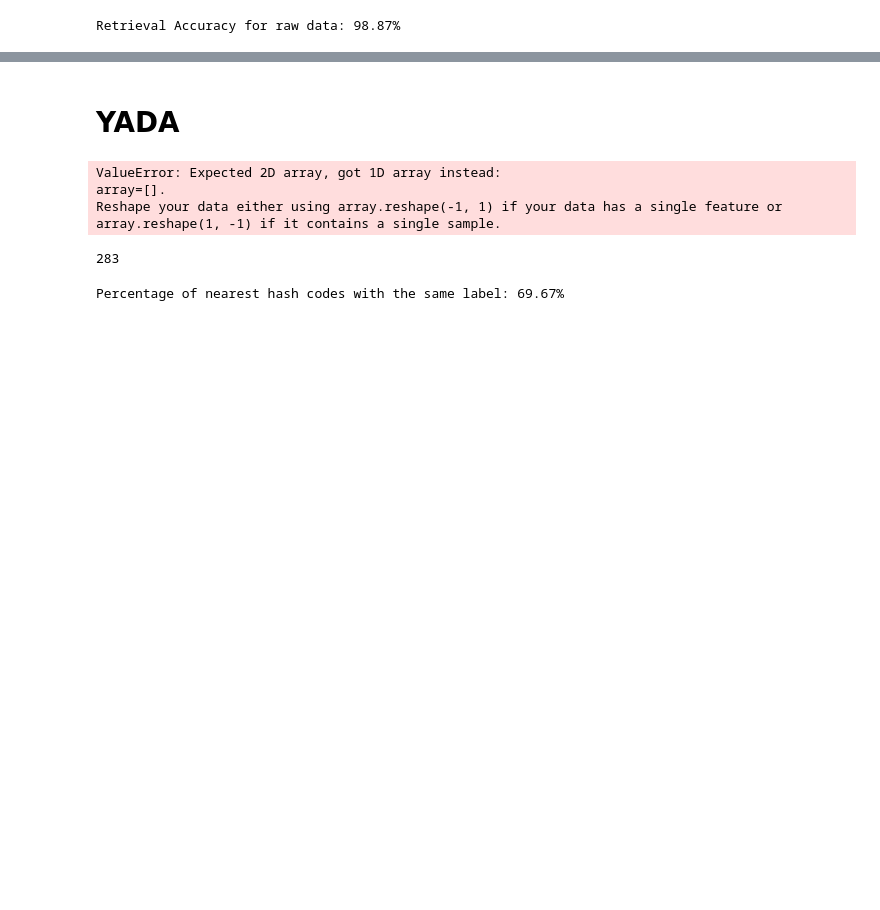
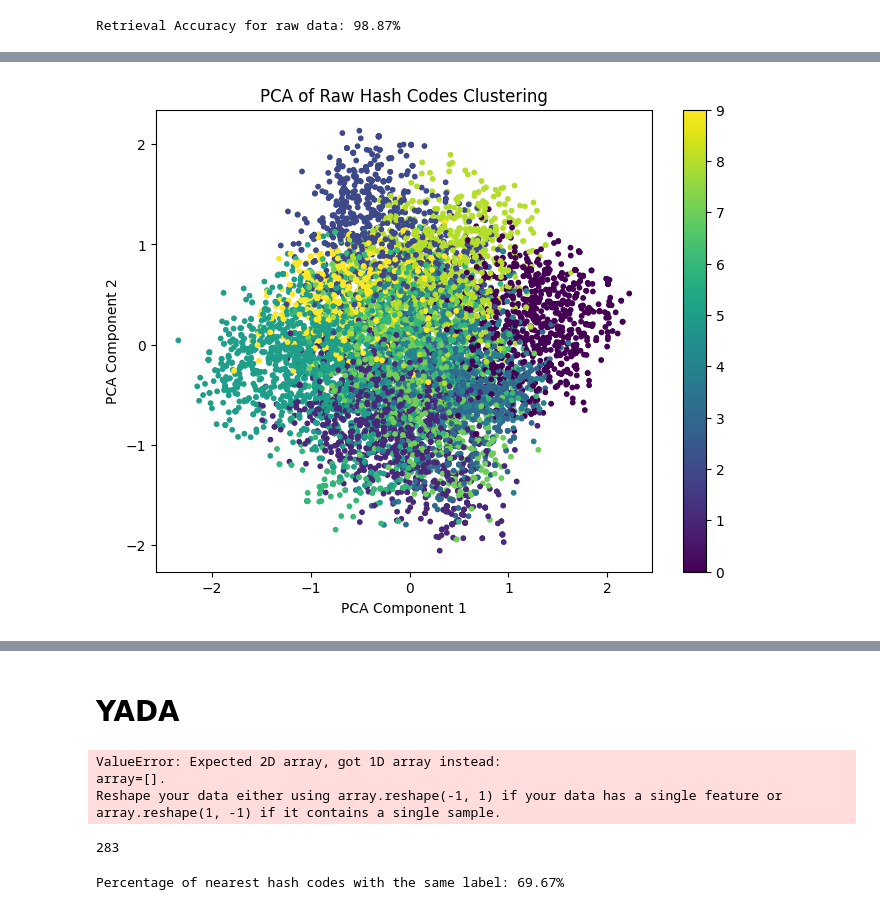
Before and after one commit to tobo03/DVP7, a Jupyter notebook: TraditionalMethods/SpectralHashing/Spectral hashing for MNIST.ipynb, the cells around one changed output, grey strips where cells are left out. Drawn from its saved outputs; the diff is of its cells as text; code cells hidden in the pictures; blank space fills up the shorter version.

```diff
--- a/TraditionalMethods/SpectralHashing/Spectral hashing for MNIST.ipynb
+++ b/TraditionalMethods/SpectralHashing/Spectral hashing for MNIST.ipynb
@@ -376,0 +399,4 @@ plt.show()
+# %%
+# Now that we have the two hash tables, and the belonging y_test values, we can start validating
+# Load MNIST dataset from TensorFlow
+(x_train, y_train), (x_test, y_test) = tf.keras.datasets.mnist.load_data()
@@ -376,0 +408,80 @@ plt.show()
+# %%
+# Load the hash codes from JSON files
+def load_hash_codes(file_path):
+    with open(file_path, 'r') as f:
+        hash_codes = json.load(f)
+    return np.array(hash_codes)
+
+
+# Load the hash codes
+raw_hash_codes = load_hash_codes(r"C:\Users\Test\Desktop\p7\Spectral\hash_codes\hash_codes.json")
+hog_hash_codes = load_hash_codes(r"C:\Users\Test\Desktop\p7\Spectral\hash_codes\hash_codes_hog.json")
+# %%
+
+# Assume y_test is already loaded as part of the MNIST dataset
+# y_test should be a numpy array of the true labels
+
+# Perform clustering with K-Means (you can also try DBSCAN)
+def perform_clustering_and_evaluate(hash_codes, y_test, method='kmeans', n_clusters=10):
+    if method == 'kmeans':
+        # Apply K-Means clustering
+        kmeans = KMeans(n_clusters=n_clusters, random_state=42)
+        clusters = kmeans.fit_predict(hash_codes)
+    elif method == 'dbscan':
+        # Apply DBSCAN clustering
+        dbscan = DBSCAN(eps=0.5, min_samples=5)
+        clusters = dbscan.fit_predict(hash_codes)
+
+    # Evaluate clustering
+    ari = adjusted_rand_score(y_test, clusters)
+    nmi = normalized_mutual_info_score(y_test, clusters)
+    silhouette = silhouette_score(hash_codes, clusters)
+
+    print(f"Clustering evaluation ({method}):")
+    print(f"Adjusted Rand Index (ARI): {ari:.4f}")
+    print(f"Normalized Mutual Information (NMI): {nmi:.4f}")
+    print(f"Silhouette Score: {silhouette:.4f}")
+
+    return clusters
+
+# Evaluate clustering on raw and HOG-based hash codes
+print("Clustering for raw hash codes:")
+raw_clusters = perform_clustering_and_evaluate(raw_hash_codes, y_test)
+
+print("\nClustering for HOG-based hash codes:")
+hog_clusters = perform_clustering_and_evaluate(hog_hash_codes, y_test)
+
+# Visualization with PCA (optional)
+def plot_pca_clusters(hash_codes, clusters, title):
+    pca = PCA(n_components=2)
+    reduced_data = pca.fit_transform(hash_codes)
+
+    plt.figure(figsize=(8, 6))
+    plt.scatter(reduced_data[:, 0], reduced_data[:, 1], c=clusters, cmap='viridis', s=10)
+    plt.title(title)
+    plt.xlabel('PCA Component 1')
+    plt.ylabel('PCA Component 2')
+    plt.colorbar()
+    plt.show()
+
+# Visualize the clusters with PCA
+plot_pca_clusters(raw_hash_codes, raw_clusters, 'PCA of Raw Hash Codes Clustering')
+plot_pca_clusters(hog_hash_codes, hog_clusters, 'PCA of HOG-based Hash Codes Clustering')
+
+# You can also use t-SNE for better visualization
+def plot_tsne_clusters(hash_codes, clusters, title):
+    tsne = TSNE(n_components=2, random_state=42)
+    reduced_data = tsne.fit_transform(hash_codes)
+
+    plt.figure(figsize=(8, 6))
+    plt.scatter(reduced_data[:, 0], reduced_data[:, 1], c=clusters, cmap='viridis', s=10)
+    plt.title(title)
+    plt.xlabel('t-SNE Component 1')
+    plt.ylabel('t-SNE Component 2')
+    plt.colorbar()
+    plt.show()
+
+# Visualize the clusters with t-SNE
+plot_tsne_clusters(raw_hash_codes, raw_clusters, 't-SNE of Raw Hash Codes Clustering')
+plot_tsne_clusters(hog_hash_codes, hog_clusters, 't-SNE of HOG-based Hash Codes Clustering')
+# %% [output]
@@ -376,0 +499 @@ plt.show()
+[figure, added]
```
Also changed, not shown: parts of 16 cells of this notebook.
